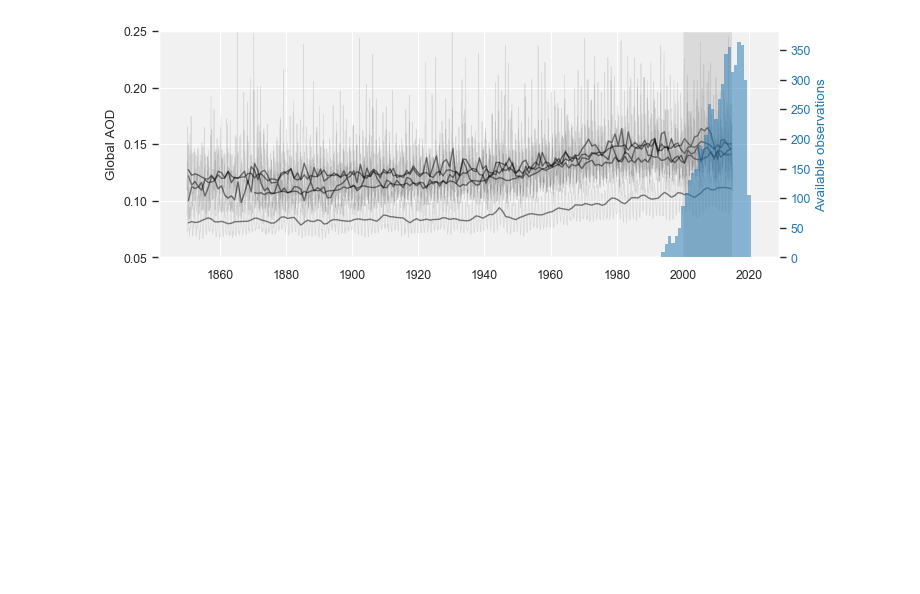
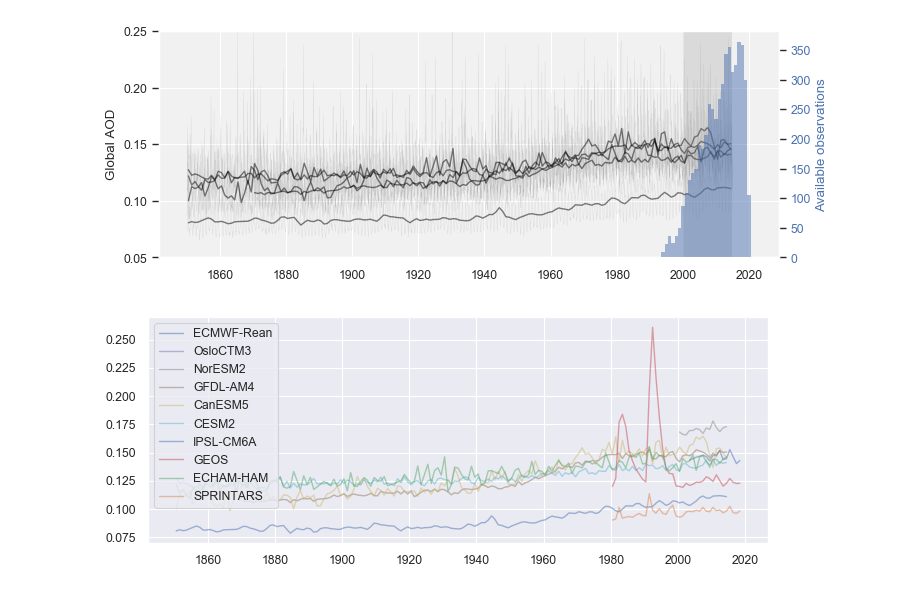
Before and after one commit to AugustinMortier/aerosol_trends, a Jupyter notebook: scripts/hist_trends.ipynb, the cells around one changed output. Cells and saved outputs as stored; diff of their text form; code cells hidden in the pictures; blank space fills up the shorter version.

Commit message:
add hist run figure

```diff
--- a/scripts/hist_trends.ipynb
+++ b/scripts/hist_trends.ipynb
@@ -153,8 +164,8 @@ for model in models:
 
     if yx[0]<datetime.datetime(1900, 1, 1, 1, 0):
         color = 'black' #get_color2_mod(model)
-        plt.plot(mx, my, color=color, lw=0.5, alpha=.1, zorder=3)
-        plt.plot(yx, yy, color=color, label=get_all_mods()[model]['name'], lw=1, alpha=.5, zorder=5)
+        plt.plot(mx, my, color=color, lw=0.25, alpha=.1, zorder=3)
+        plt.plot(yx, yy, color=color, label=get_all_mods()[model]['name'], lw=1., alpha=.5, zorder=5)
 
 plt.ylabel('Global AOD')
 ax.set_ylim(0.05,0.25)
@@ -168,7 +179,7 @@ ox = nobs.index
 oy = nobs.values
 #set new axis
 ax2 = ax.twinx()
-color = 'tab:blue'
+color = color=sns.color_palette()[0] #'tab:blue'
 ax2.set_ylabel('Available observations', color=color)  # we already handled the x-label with ax1
 ax2.bar(ox, oy, width=1, color=color, alpha=.5, linewidth=0, zorder=4)
 ax2.tick_params(axis='y', labelcolor=color)
@@ -182,3 +193,16 @@ fig.set_size_inches(16*fx,6*fx)
 plt.savefig('figs/hist_runs.png', dpi=300, bbox_inches='tight')
 # %% [output]
 [figure]
+# %%
+fig, ax = plt.subplots(figsize=(9, 3), dpi=100, facecolor='w', edgecolor='k')
+for model in models:
+    #yealry values
+    yx = js2date(MOD_MAP[model]['WORLD']['trends']['yearly']['jsdate'])
+    yy = MOD_MAP[model]['WORLD']['trends']['yearly']['data']
+    color = get_color_mod(model)
+    plt.plot(yx, yy, color=color, label=get_all_mods()[model]['name'], lw=1., alpha=.5, zorder=5)
+plt.legend()
+fx=.5
+fig.set_size_inches(16*fx,6*fx)
+# %% [output]
+[figure, added]
```
Also changed, not shown: parts of 2 cells of this notebook.
